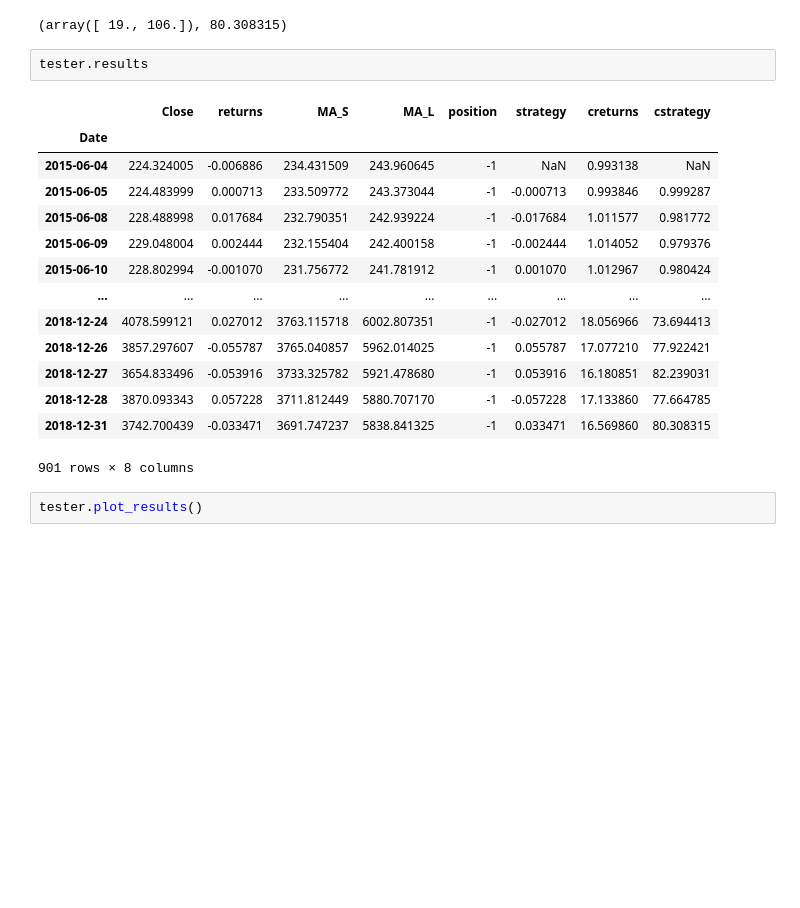
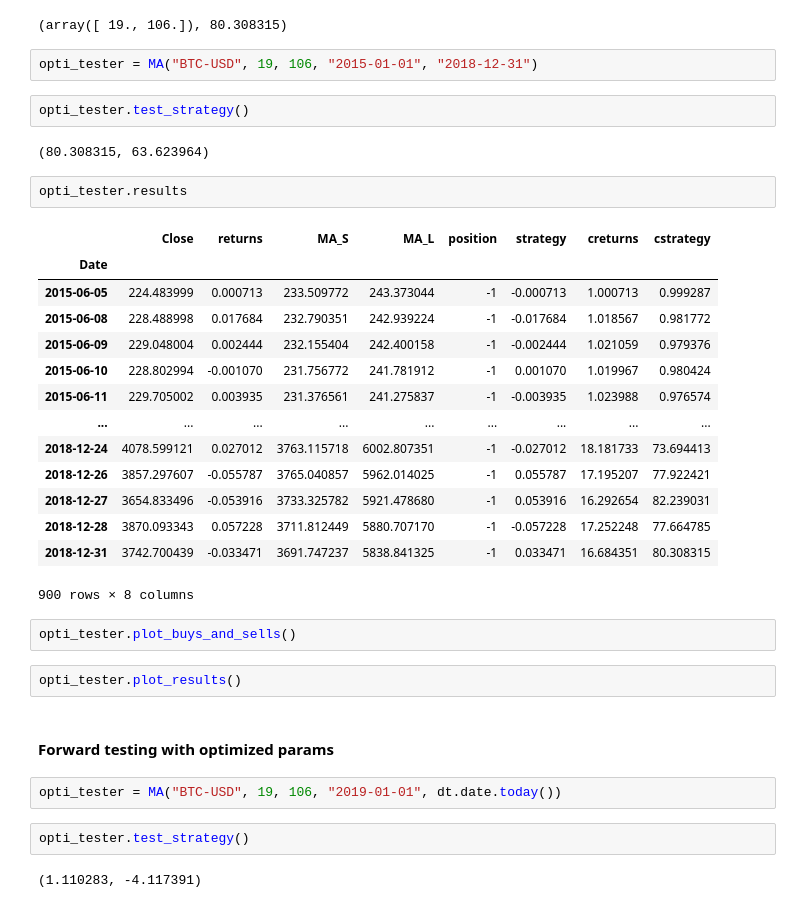
Before and after one commit to BitcoinInvestAnalysis/Capstone, a Jupyter notebook: testing_MABacktester.ipynb, the cells around one changed output. Saved outputs shown, nothing was run; the diff lists cells and outputs as text; blank space fills up the shorter version.

```diff
--- a/testing_MABacktester.ipynb
+++ b/testing_MABacktester.ipynb
@@ -79,22 +63,38 @@ tester.plot_results()
 tester.optimize_parameters((10, 50, 1), (100, 200, 1))
 # %% [output]
 (array([ 19., 106.]), 80.308315)
+# %%
+opti_tester = MA("BTC-USD", 19, 106, "2015-01-01", "2018-12-31")
+# %%
+opti_tester.test_strategy()
+# %% [output]
+(80.308315, 63.623964)
 # %%
-tester.results
+opti_tester.results
 # %% [output]
 |  | Close | returns | MA_S | MA_L | position | strategy | creturns | cstrategy |
 | Date |  |  |  |  |  |  |  |  |
-| 2015-06-04 | 224.324005 | -0.006886 | 234.431509 | 243.960645 | -1 | NaN | 0.993138 | NaN |
-| 2015-06-05 | 224.483999 | 0.000713 | 233.509772 | 243.373044 | -1 | -0.000713 | 0.993846 | 0.999287 |
-| 2015-06-08 | 228.488998 | 0.017684 | 232.790351 | 242.939224 | -1 | -0.017684 | 1.011577 | 0.981772 |
-| 2015-06-09 | 229.048004 | 0.002444 | 232.155404 | 242.400158 | -1 | -0.002444 | 1.014052 | 0.979376 |
-| 2015-06-10 | 228.802994 | -0.001070 | 231.756772 | 241.781912 | -1 | 0.001070 | 1.012967 | 0.980424 |
+| 2015-06-05 | 224.483999 | 0.000713 | 233.509772 | 243.373044 | -1 | -0.000713 | 1.000713 | 0.999287 |
+| 2015-06-08 | 228.488998 | 0.017684 | 232.790351 | 242.939224 | -1 | -0.017684 | 1.018567 | 0.981772 |
+| 2015-06-09 | 229.048004 | 0.002444 | 232.155404 | 242.400158 | -1 | -0.002444 | 1.021059 | 0.979376 |
+| 2015-06-10 | 228.802994 | -0.001070 | 231.756772 | 241.781912 | -1 | 0.001070 | 1.019967 | 0.980424 |
+| 2015-06-11 | 229.705002 | 0.003935 | 231.376561 | 241.275837 | -1 | -0.003935 | 1.023988 | 0.976574 |
 | ... | ... | ... | ... | ... | ... | ... | ... | ... |
-| 2018-12-24 | 4078.599121 | 0.027012 | 3763.115718 | 6002.807351 | -1 | -0.027012 | 18.056966 | 73.694413 |
-| 2018-12-26 | 3857.297607 | -0.055787 | 3765.040857 | 5962.014025 | -1 | 0.055787 | 17.077210 | 77.922421 |
-| 2018-12-27 | 3654.833496 | -0.053916 | 3733.325782 | 5921.478680 | -1 | 0.053916 | 16.180851 | 82.239031 |
-| 2018-12-28 | 3870.093343 | 0.057228 | 3711.812449 | 5880.707170 | -1 | -0.057228 | 17.133860 | 77.664785 |
-| 2018-12-31 | 3742.700439 | -0.033471 | 3691.747237 | 5838.841325 | -1 | 0.033471 | 16.569860 | 80.308315 |
+| 2018-12-24 | 4078.599121 | 0.027012 | 3763.115718 | 6002.807351 | -1 | -0.027012 | 18.181733 | 73.694413 |
+| 2018-12-26 | 3857.297607 | -0.055787 | 3765.040857 | 5962.014025 | -1 | 0.055787 | 17.195207 | 77.922421 |
+| 2018-12-27 | 3654.833496 | -0.053916 | 3733.325782 | 5921.478680 | -1 | 0.053916 | 16.292654 | 82.239031 |
+| 2018-12-28 | 3870.093343 | 0.057228 | 3711.812449 | 5880.707170 | -1 | -0.057228 | 17.252248 | 77.664785 |
+| 2018-12-31 | 3742.700439 | -0.033471 | 3691.747237 | 5838.841325 | -1 | 0.033471 | 16.684351 | 80.308315 |
-901 rows × 8 columns
+900 rows × 8 columns
+# %%
+opti_tester.plot_buys_and_sells()
 # %%
-tester.plot_results()
+opti_tester.plot_results()
+# %% [markdown]
+#### Forward testing with optimized params
+# %%
+opti_tester = MA("BTC-USD", 19, 106, "2019-01-01", dt.date.today())
+# %%
+opti_tester.test_strategy()
+# %% [output]
+(1.110283, -4.117391)
```
Also changed, not shown: parts of 26 cells of this notebook, 13 other files.
